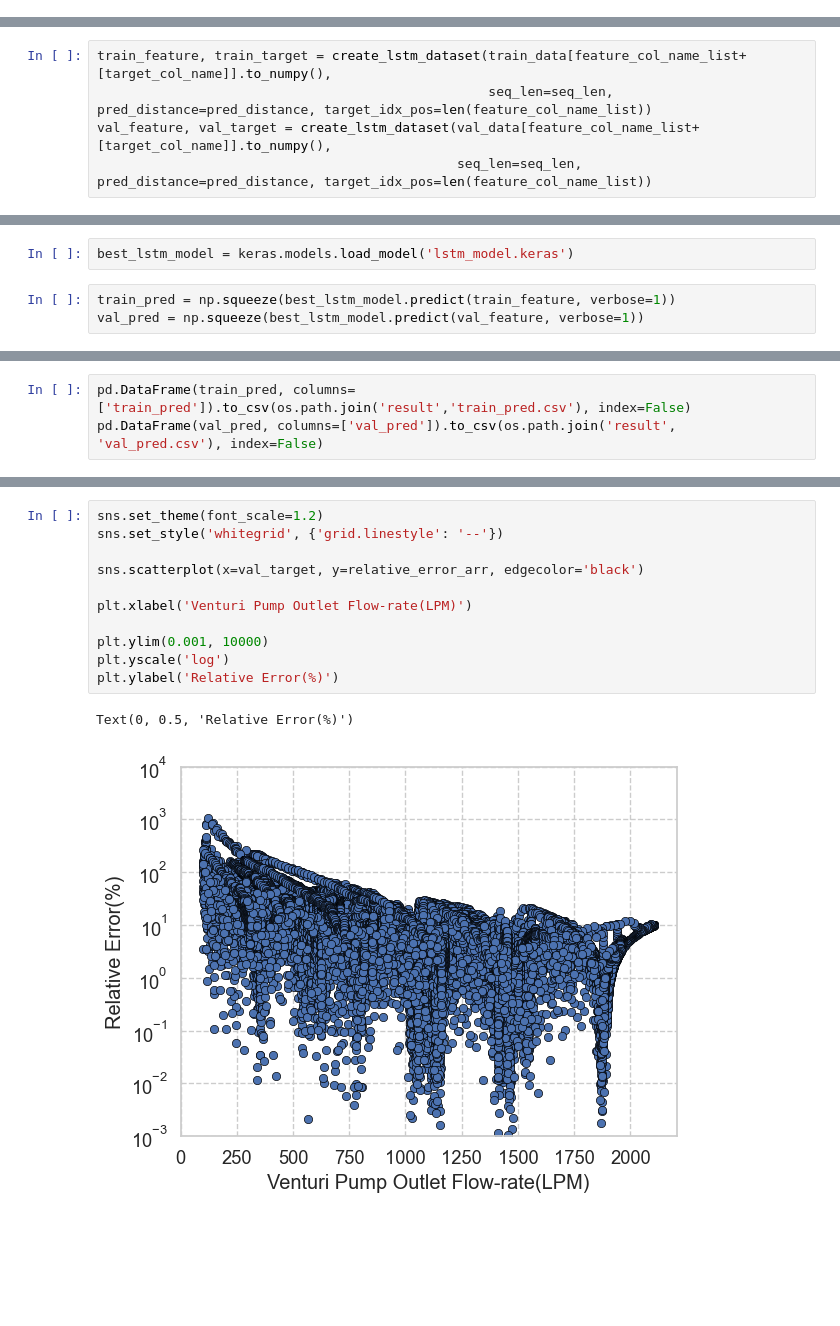
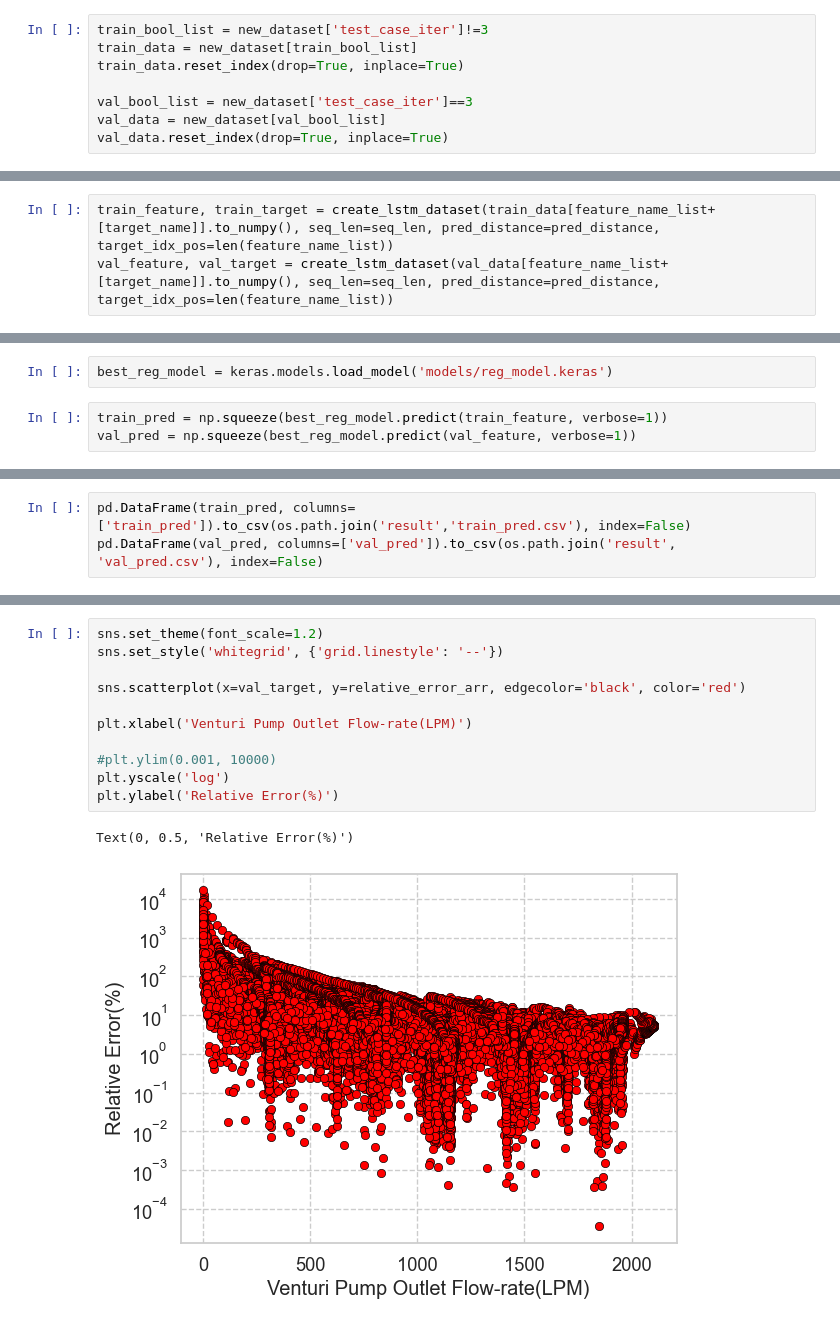
Before and after one commit to jinbeomjeong/estimate_venturi_pump_flow, a Jupyter notebook: create_estmation_flow_model.ipynb, the cells around one changed output, grey strips where cells are left out. Saved outputs shown, nothing was run; the diff lists cells and outputs as text; blank space fills up the shorter version.

```diff
--- a/create_estmation_flow_model.ipynb
+++ b/create_estmation_flow_model.ipynb
@@ -54,0 +47,8 @@ val_data.reset_index(drop=True, inplace=True)
+# %%
+train_bool_list = new_dataset['test_case_iter']!=3
+train_data = new_dataset[train_bool_list]
+train_data.reset_index(drop=True, inplace=True)
+
+val_bool_list = new_dataset['test_case_iter']==3
+val_data = new_dataset[val_bool_list]
+val_data.reset_index(drop=True, inplace=True)
@@ -117,8 +200,6 @@ _________________________________________________________________
 # %%
-train_feature, train_target = create_lstm_dataset(train_data[feature_col_name_list+[target_col_name]].to_numpy(),
-                                                  seq_len=seq_len, pred_distance=pred_distance, target_idx_pos=len(feature_col_name_list))
-val_feature, val_target = create_lstm_dataset(val_data[feature_col_name_list+[target_col_name]].to_numpy(),
-                                              seq_len=seq_len, pred_distance=pred_distance, target_idx_pos=len(feature_col_name_list))
+train_feature, train_target = create_lstm_dataset(train_data[feature_name_list+[target_name]].to_numpy(), seq_len=seq_len, pred_distance=pred_distance, target_idx_pos=len(feature_name_list))
+val_feature, val_target = create_lstm_dataset(val_data[feature_name_list+[target_name]].to_numpy(), seq_len=seq_len, pred_distance=pred_distance, target_idx_pos=len(feature_name_list))
 # %%
 print(train_feature.shape, train_target.shape)
 print(val_feature.shape, val_target.shape)
@@ -238,8 +316,8 @@ ax1.legend([line1, line2], ['Absolute Error', 'Relative Error'], loc='upper left
 # %% [output]
 <matplotlib.lines.Line2D at 0x...>
 # %%
-best_lstm_model = keras.models.load_model('lstm_model.keras')
+best_reg_model = keras.models.load_model('models/reg_model.keras')
 # %%
-train_pred = np.squeeze(best_lstm_model.predict(train_feature, verbose=1))
-val_pred = np.squeeze(best_lstm_model.predict(val_feature, verbose=1))
+train_pred = np.squeeze(best_reg_model.predict(train_feature, verbose=1))
+val_pred = np.squeeze(best_reg_model.predict(val_feature, verbose=1))
 # %% [output]
@@ -264,14 +346,14 @@ relative_error_arr = (np.abs(val_target-val_pred)/val_target)*100
 # %%
 sns.set_theme(font_scale=1.2)
 sns.set_style('whitegrid', {'grid.linestyle': '--'})
 
-sns.scatterplot(x=val_target, y=relative_error_arr, edgecolor='black')
+sns.scatterplot(x=val_target, y=relative_error_arr, edgecolor='black', color='red')
 
 plt.xlabel('Venturi Pump Outlet Flow-rate(LPM)')
 
-plt.ylim(0.001, 10000)
+#plt.ylim(0.001, 10000)
 plt.yscale('log')
 plt.ylabel('Relative Error(%)')
 # %% [output]
 Text(0, 0.5, 'Relative Error(%)')
-[figure, old version]
+[figure, new version]
```
Also changed, not shown: parts of 32 cells of this notebook, 12 other files.
